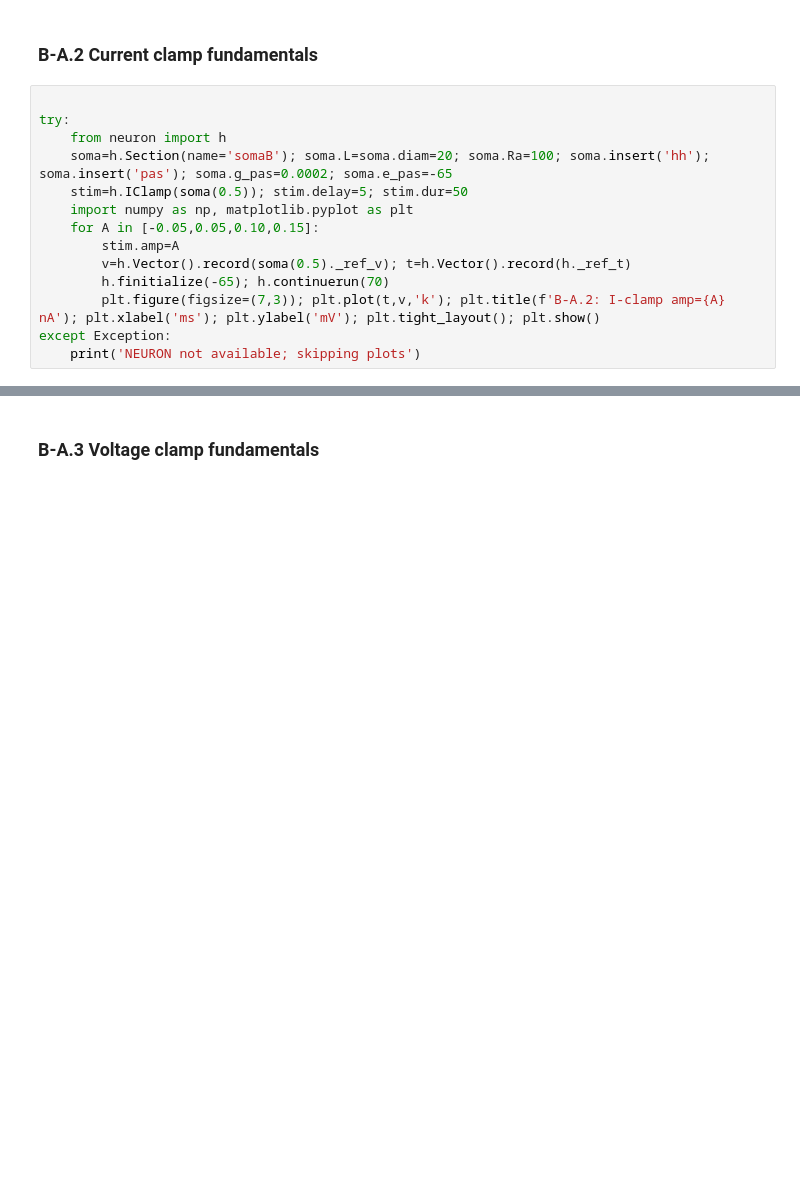
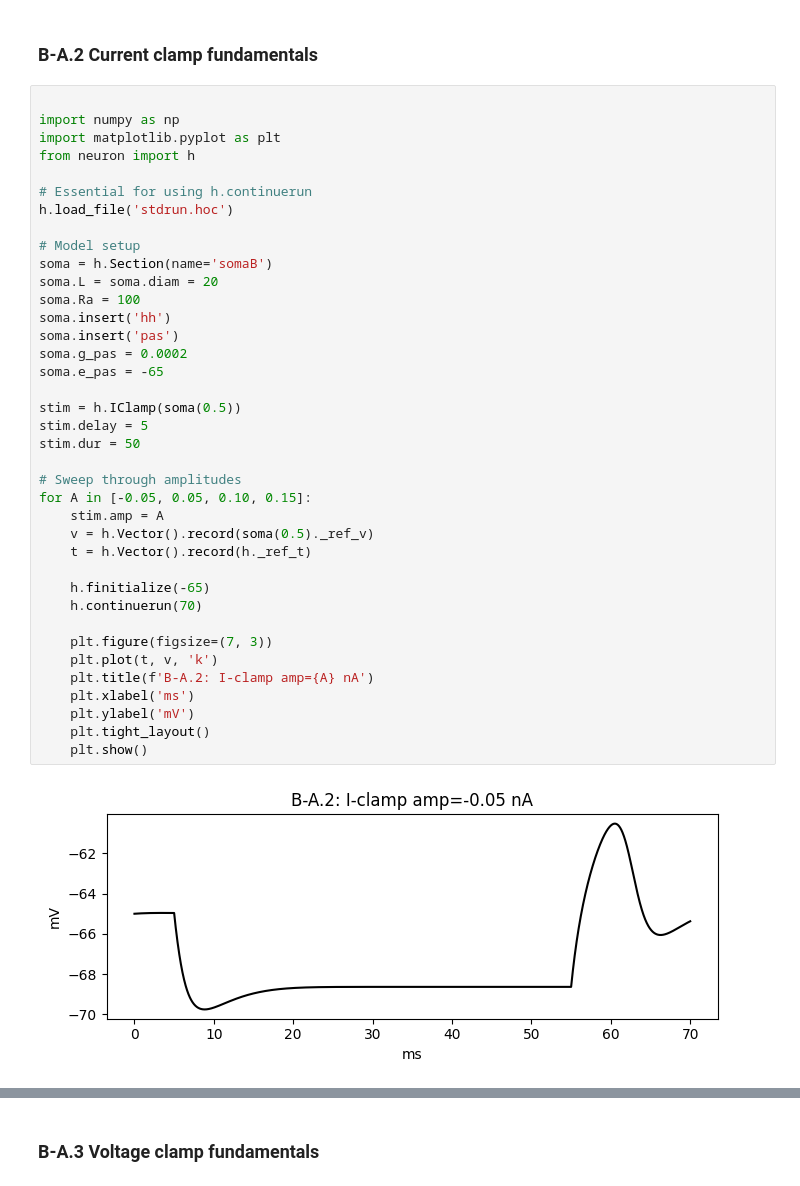
Before and after one commit to cyneuro/Chapter_Colabs, a Jupyter notebook: Colab_B.ipynb, the cells around one changed output, grey strips where cells are left out. Saved outputs shown, nothing was run; the diff lists cells and outputs as text; blank space fills up the shorter version.

```diff
--- a/Colab_B.ipynb
+++ b/Colab_B.ipynb
@@ -340,15 +382,41 @@ except Exception:
 ### B‑A.2 Current clamp fundamentals <a id='ba2'></a>
 # %%
 
-try:
-    from neuron import h
-    soma=h.Section(name='somaB'); soma.L=soma.diam=20; soma.Ra=100; soma.insert('hh'); soma.insert('pas'); soma.g_pas=0.0002; soma.e_pas=-65
-    stim=h.IClamp(soma(0.5)); stim.delay=5; stim.dur=50
-    import numpy as np, matplotlib.pyplot as plt
-    for A in [-0.05,0.05,0.10,0.15]:
-        stim.amp=A
-        v=h.Vector().record(soma(0.5)._ref_v); t=h.Vector().record(h._ref_t)
-        h.finitialize(-65); h.continuerun(70)
-        plt.figure(figsize=(7,3)); plt.plot(t,v,'k'); plt.title(f'B‑A.2: I‑clamp amp={A} nA'); plt.xlabel('ms'); plt.ylabel('mV'); plt.tight_layout(); plt.show()
-except Exception:
-    print('NEURON not available; skipping plots')
+import numpy as np
+import matplotlib.pyplot as plt
+from neuron import h
+
+# Essential for using h.continuerun
+h.load_file('stdrun.hoc')
+
+# Model setup
+soma = h.Section(name='somaB')
+soma.L = soma.diam = 20
+soma.Ra = 100
+soma.insert('hh')
+soma.insert('pas')
+soma.g_pas = 0.0002
+soma.e_pas = -65
+
+stim = h.IClamp(soma(0.5))
+stim.delay = 5
+stim.dur = 50
+
+# Sweep through amplitudes
+for A in [-0.05, 0.05, 0.10, 0.15]:
+    stim.amp = A
+    v = h.Vector().record(soma(0.5)._ref_v)
+    t = h.Vector().record(h._ref_t)
+
+    h.finitialize(-65)
+    h.continuerun(70)
+
+    plt.figure(figsize=(7, 3))
+    plt.plot(t, v, 'k')
+    plt.title(f'B-A.2: I-clamp amp={A} nA')
+    plt.xlabel('ms')
+    plt.ylabel('mV')
+    plt.tight_layout()
+    plt.show()
+# %% [output]
+[figure, added]
```
Also changed, not shown: parts of 10 cells of this notebook.
